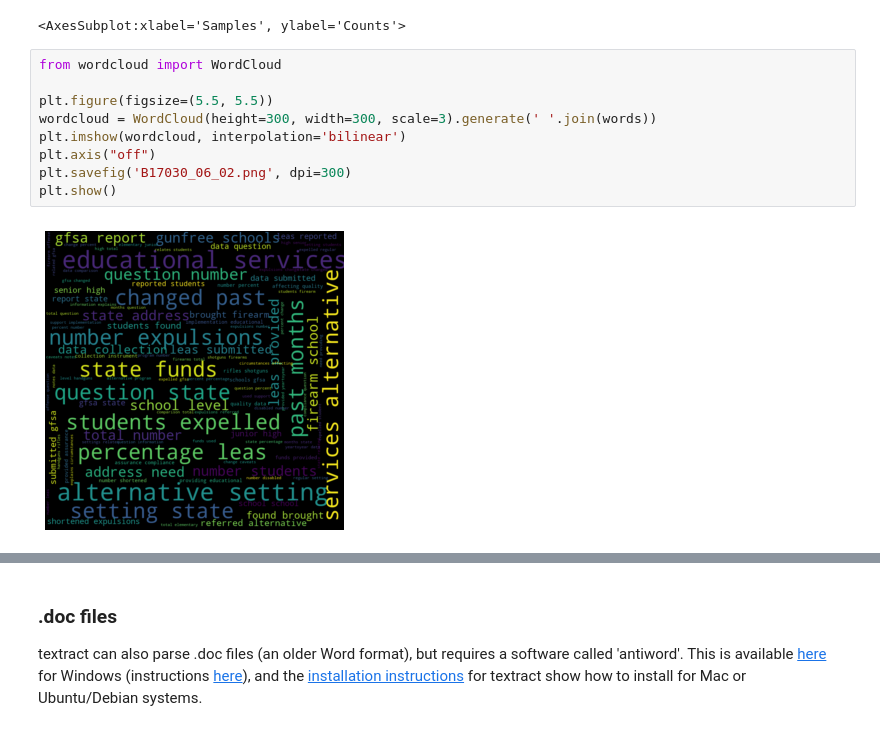
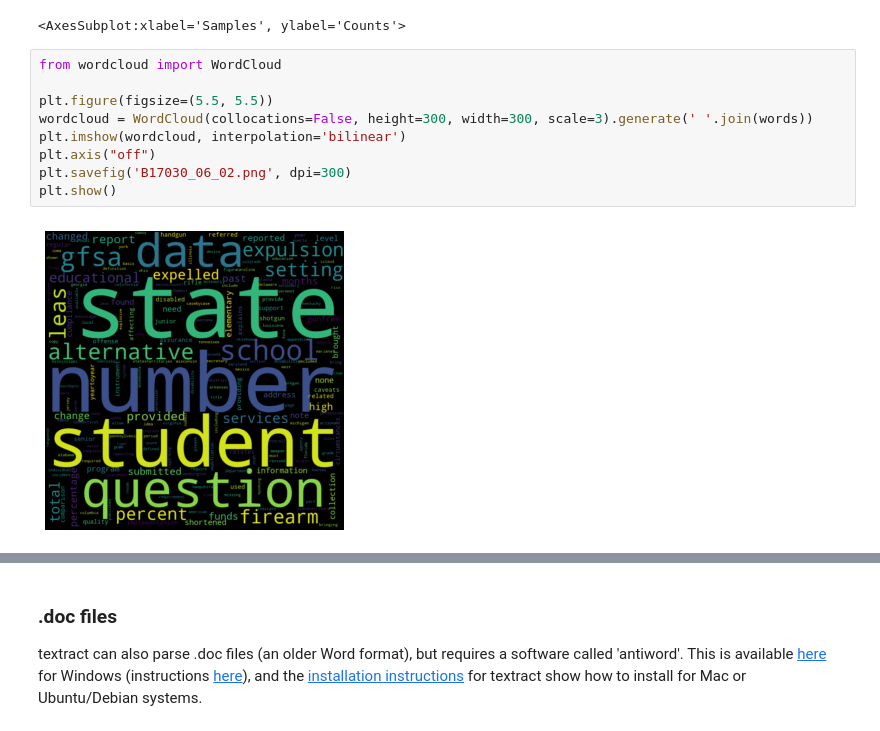
Before and after one commit to PacktPublishing/Practical-Data-Science-with-Python, a Jupyter notebook: Chapter6/Chapter_6_code-Word_and_PDFs.ipynb, the cells around one changed output, grey strips where cells are left out. Drawn from its saved outputs; the diff is of its cells as text.

```diff
--- a/Chapter6/Chapter_6_code-Word_and_PDFs.ipynb
+++ b/Chapter6/Chapter_6_code-Word_and_PDFs.ipynb
@@ -172,11 +172,11 @@ bg_fdist.plot(20)
 # %%
 from wordcloud import WordCloud
 
 plt.figure(figsize=(5.5, 5.5))
-wordcloud = WordCloud(height=300, width=300, scale=3).generate(' '.join(words))
+wordcloud = WordCloud(collocations=False, height=300, width=300, scale=3).generate(' '.join(words))
 plt.imshow(wordcloud, interpolation='bilinear')
 plt.axis("off")
 plt.savefig('B17030_06_02.png', dpi=300)
 plt.show()
 # %% [output]
-[figure, old version]
+[figure, new version]
```
Also changed, not shown: parts of 8 cells of this notebook, 3 other files.
